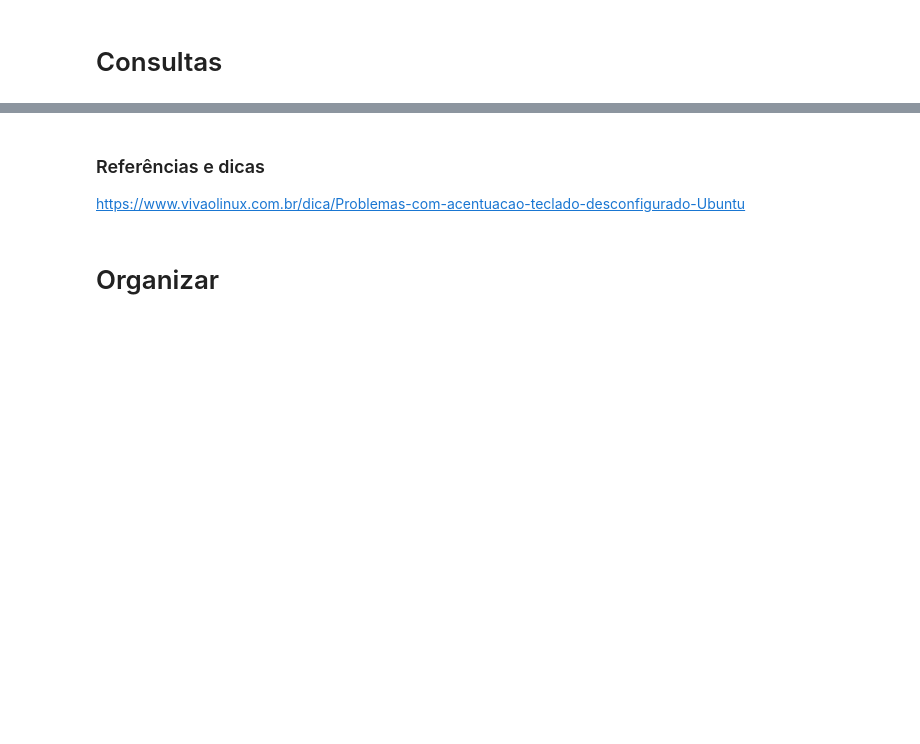
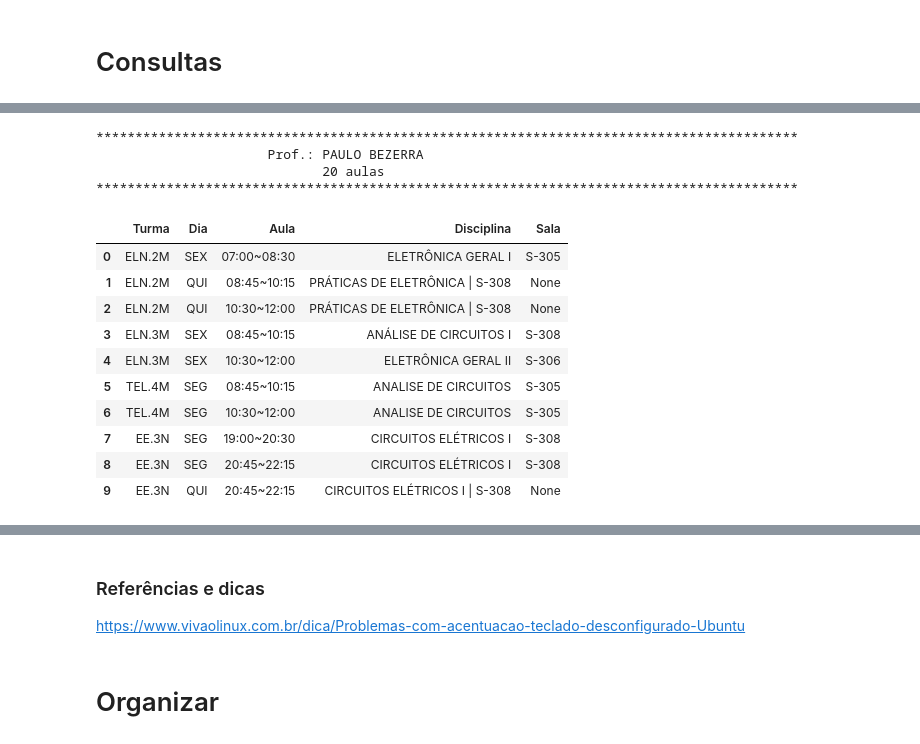
Before and after one commit to arqMedes/jupyter, a Jupyter notebook: Consultas_19-1.ipynb, the cells around one changed output, grey strips where cells are left out. Drawn from its saved outputs; the diff is of its cells as text; code cells hidden in the pictures; blank space fills up the shorter version.

```diff
--- a/Consultas_19-1.ipynb
+++ b/Consultas_19-1.ipynb
@@ -67,8 +63,9 @@ def aulasProf(Hfinal, prof, cab=1):
     retornando = Hfinal[filtro]
     #cont = 0
     for row in retornando.itertuples():
+
         turma = getattr(row, 'Turma')
-        horas = getattr(row, 'index')
+        horas = getattr(row, 'Index')
         seg = getattr(row, 'SEG')
         ter = getattr(row, 'TER')
         qua = getattr(row, 'QUA')
@@ -125,20 +122,23 @@ def aulasProf(Hfinal, prof, cab=1):
 
             mD = (turma , 'SAB', horas , disciplina , sala)
             lst.append(mD)
+
+    hProf = pd.DataFrame(lst,columns=['Turma','Dia','Aula','Disciplina', 'Sala'])
+    qA = hProf.shape[0]*2
     if cab:
         print (90*'*')
         print ("                      Prof.: %s " %prof)
+        print ("                             %d aulas " %qA)
         print (90*'*')
-    hProf = pd.DataFrame(lst,columns=['Turma','Dia','Aula','Disciplina', 'Sala'])
-    return hProf
+    return hProf, prof, qA
 
 def quantAulas(H, profs):
     lst = []
     for prof in profs:
-        hProf = aulasProf(H, prof.upper(), 0)
-        lst.append((prof, hProf.shape[0]))
+        hProf, p, qA = aulasProf(H, prof.upper(), 0)
+        lst.append((p, qA))
     return lst
 # %% [markdown]
 ## Lê o arquivo horario e carrega-o no dataframe
 # %%
-H = carregarHorarioCSV("HorarioAreaTel19_1.csv") #carregarHorarioCSV
+H = carregarHorarioCSV("HorarioAreaTel.csv") #carregarHorarioCSV
@@ -178,0 +194,20 @@ ALTERADO
+# %%
+prof = 'beze'
+hProf,_,_ = aulasProf(H, prof.upper())
+hProf
+# %% [output]
+******************************************************************************************
+                      Prof.: PAULO BEZERRA
+                             20 aulas
+******************************************************************************************
+|  | Turma | Dia | Aula | Disciplina | Sala |
+| 0 | ELN.2M | SEX | 07:00~08:30 | ELETRÔNICA GERAL I | S-305 |
+| 1 | ELN.2M | QUI | 08:45~10:15 | PRÁTICAS DE ELETRÔNICA | S-308 | None |
+| 2 | ELN.2M | QUI | 10:30~12:00 | PRÁTICAS DE ELETRÔNICA | S-308 | None |
+| 3 | ELN.3M | SEX | 08:45~10:15 | ANÁLISE DE CIRCUITOS I | S-308 |
+| 4 | ELN.3M | SEX | 10:30~12:00 | ELETRÔNICA GERAL II | S-306 |
+| 5 | TEL.4M | SEG | 08:45~10:15 | ANALISE DE CIRCUITOS | S-305 |
+| 6 | TEL.4M | SEG | 10:30~12:00 | ANALISE DE CIRCUITOS | S-305 |
+| 7 | EE.3N | SEG | 19:00~20:30 | CIRCUITOS ELÉTRICOS I | S-308 |
+| 8 | EE.3N | SEG | 20:45~22:15 | CIRCUITOS ELÉTRICOS I | S-308 |
+| 9 | EE.3N | QUI | 20:45~22:15 | CIRCUITOS ELÉTRICOS I | S-308 | None |
```
Also changed, not shown: parts of 12 cells of this notebook.
